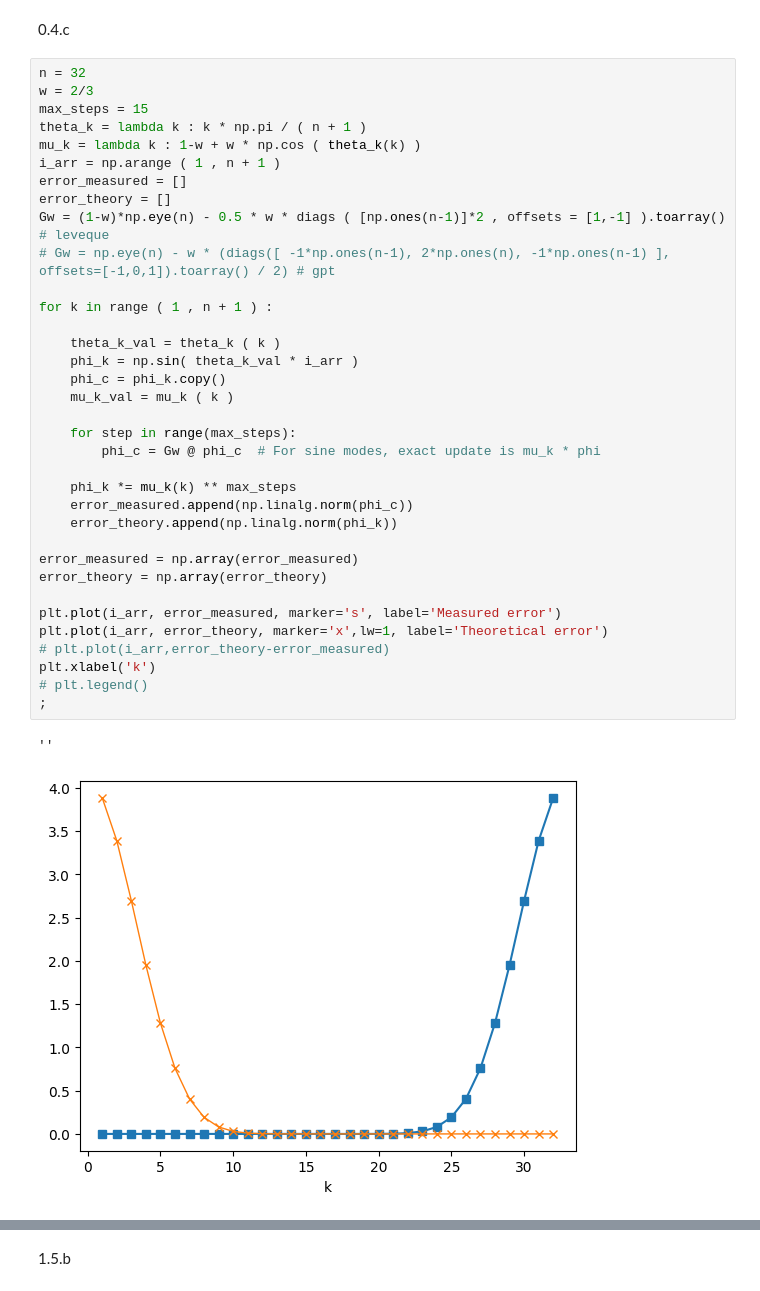
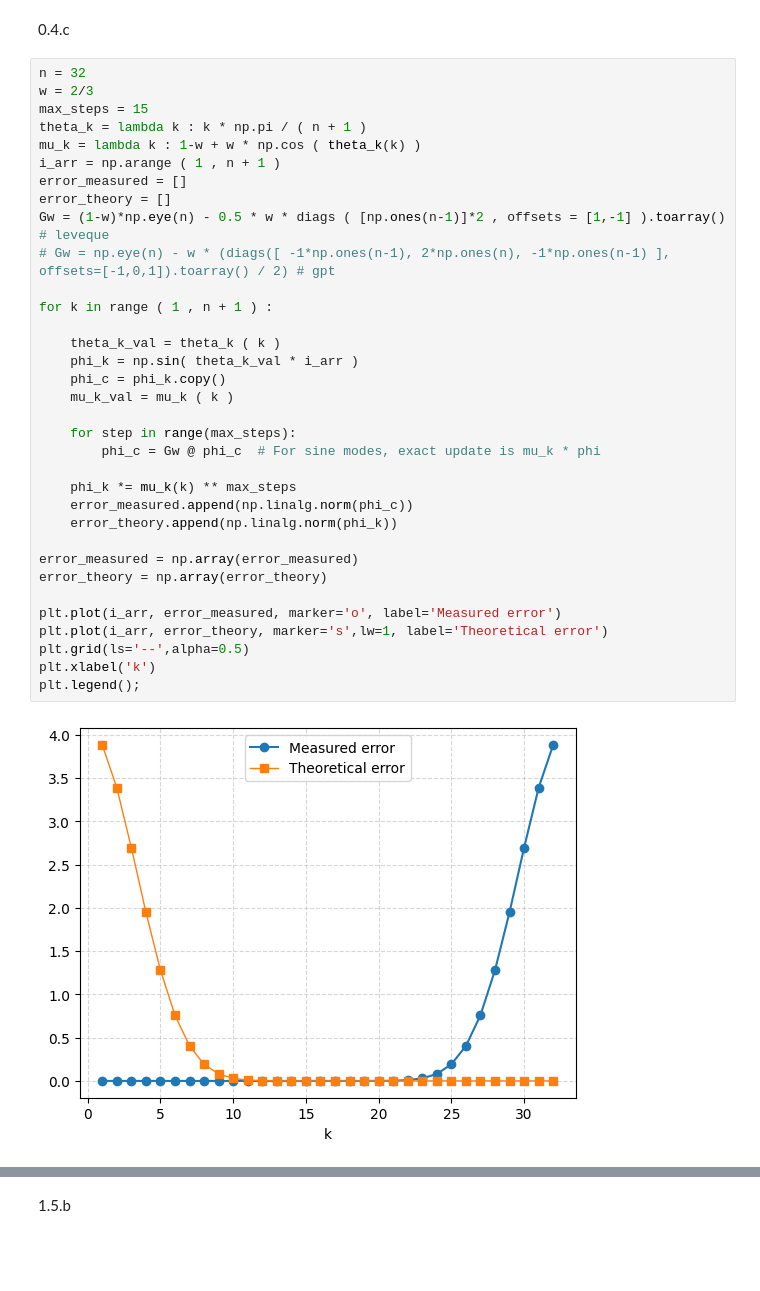
Before and after one commit to jabelieu/nmfde_class, a Jupyter notebook: hw2_jab.ipynb, the cells around one changed output, grey strips where cells are left out. Cells and saved outputs as stored; diff of their text form; blank space fills up the shorter version.

```diff
--- a/hw2_jab.ipynb
+++ b/hw2_jab.ipynb
@@ -837,37 +842,35 @@ plt.grid(ls='--',alpha=0.5);
 n = 32
 w = 2/3
 max_steps = 15
 theta_k = lambda k : k * np.pi / ( n + 1 )
 mu_k = lambda k : 1-w + w * np.cos ( theta_k(k) )
 i_arr = np.arange ( 1 , n + 1 )
 error_measured = []
 error_theory = []
 Gw = (1-w)*np.eye(n) - 0.5 * w * diags ( [np.ones(n-1)]*2 , offsets = [1,-1] ).toarray() # leveque
 # Gw = np.eye(n) - w * (diags([ -1*np.ones(n-1), 2*np.ones(n), -1*np.ones(n-1) ], offsets=[-1,0,1]).toarray() / 2) # gpt
 
 for k in range ( 1 , n + 1 ) :
 
     theta_k_val = theta_k ( k )
     phi_k = np.sin( theta_k_val * i_arr )
     phi_c = phi_k.copy()
     mu_k_val = mu_k ( k )
 
     for step in range(max_steps):
         phi_c = Gw @ phi_c  # For sine modes, exact update is mu_k * phi
 
     phi_k *= mu_k(k) ** max_steps
     error_measured.append(np.linalg.norm(phi_c))
     error_theory.append(np.linalg.norm(phi_k))
 
 error_measured = np.array(error_measured)
 error_theory = np.array(error_theory)
 
-plt.plot(i_arr, error_measured, marker='s', label='Measured error')
-plt.plot(i_arr, error_theory, marker='x',lw=1, label='Theoretical error')
-# plt.plot(i_arr,error_theory-error_measured)
+plt.plot(i_arr, error_measured, marker='o', label='Measured error')
+plt.plot(i_arr, error_theory, marker='s',lw=1, label='Theoretical error')
+plt.grid(ls='--',alpha=0.5)
 plt.xlabel('k')
-# plt.legend()
-;
+plt.legend();
 # %% [output]
-''
-[figure, old version]
+[figure, new version]
```
Also changed, not shown: parts of 11 cells of this notebook, 3 other files.
